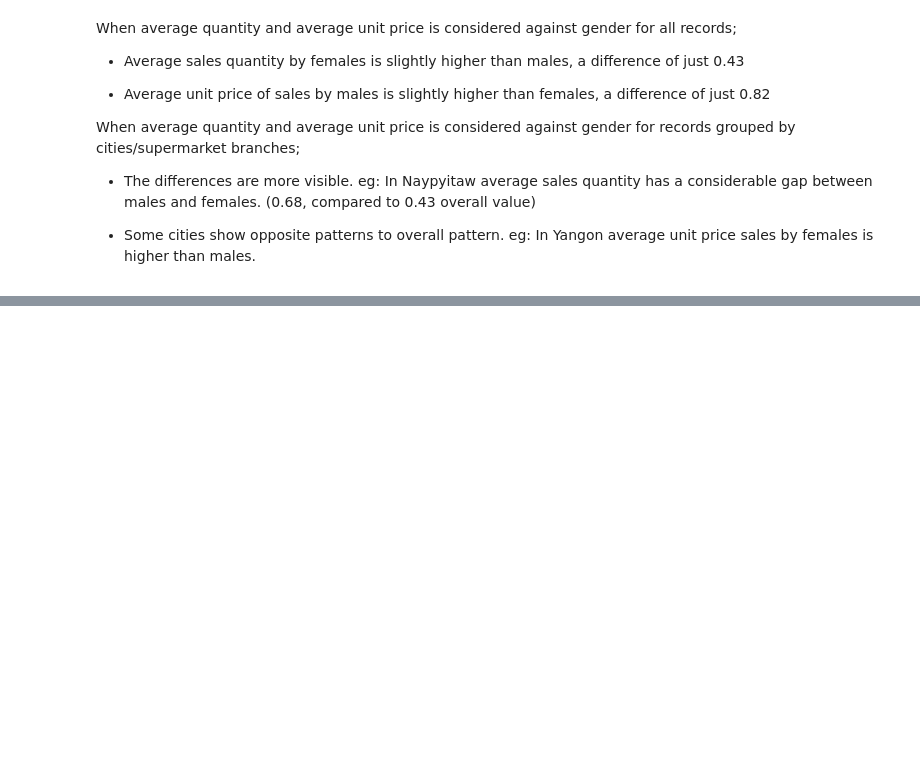
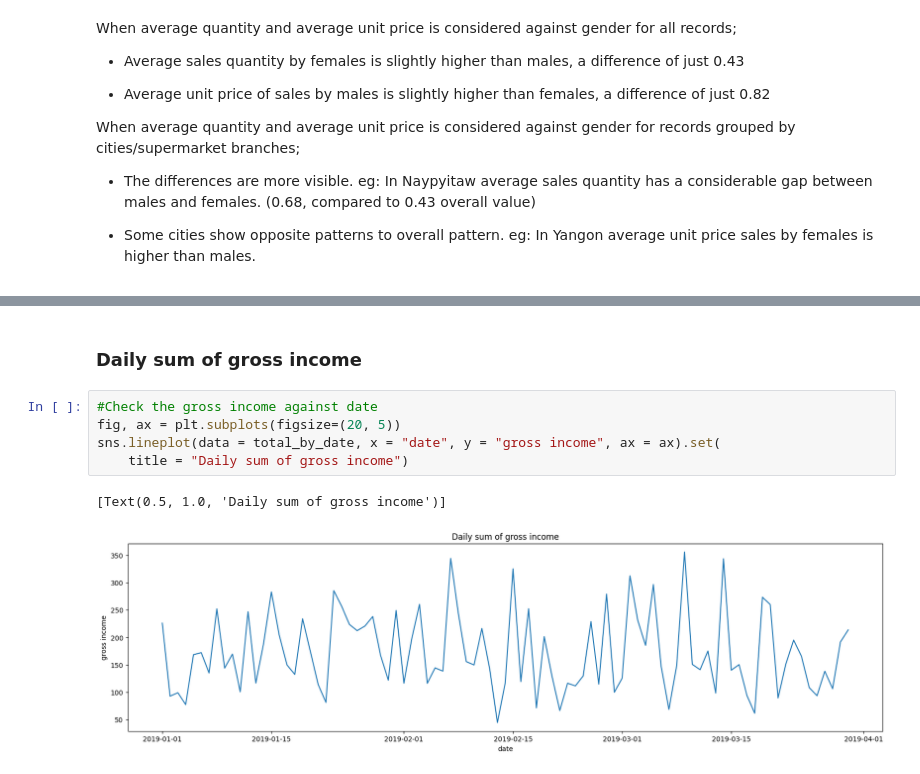
Before and after one commit to Zzzhenya/Supermarket_sales, a Jupyter notebook: Supermarket_data_exploration.ipynb, the cells around one changed output, grey strips where cells are left out. Cells and saved outputs as stored; diff of their text form; blank space fills up the shorter version.

```diff
--- a/Supermarket_data_exploration.ipynb
+++ b/Supermarket_data_exploration.ipynb
@@ -648,0 +719,10 @@ When average quantity and average unit price is considered against gender for re
+# %% [markdown]
+### Daily sum of gross income
+# %%
+#Check the gross income against date
+fig, ax = plt.subplots(figsize=(20, 5))
+sns.lineplot(data = total_by_date, x = "date", y = "gross income", ax = ax).set(
+    title = "Daily sum of gross income")
+# %% [output]
+[Text(0.5, 1.0, 'Daily sum of gross income')]
+[figure, added]
```
Also changed, not shown: parts of 43 cells of this notebook.
